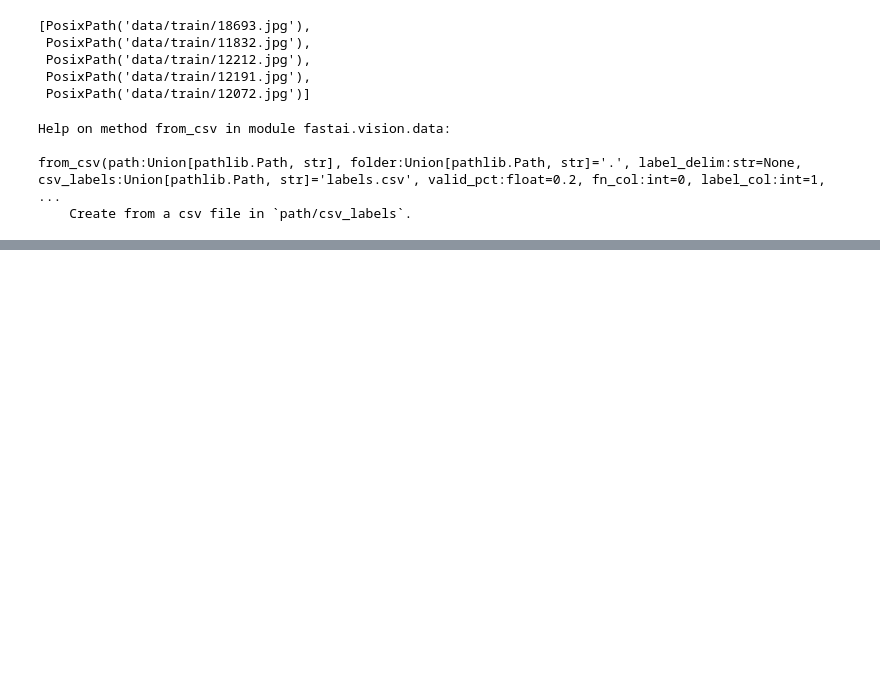
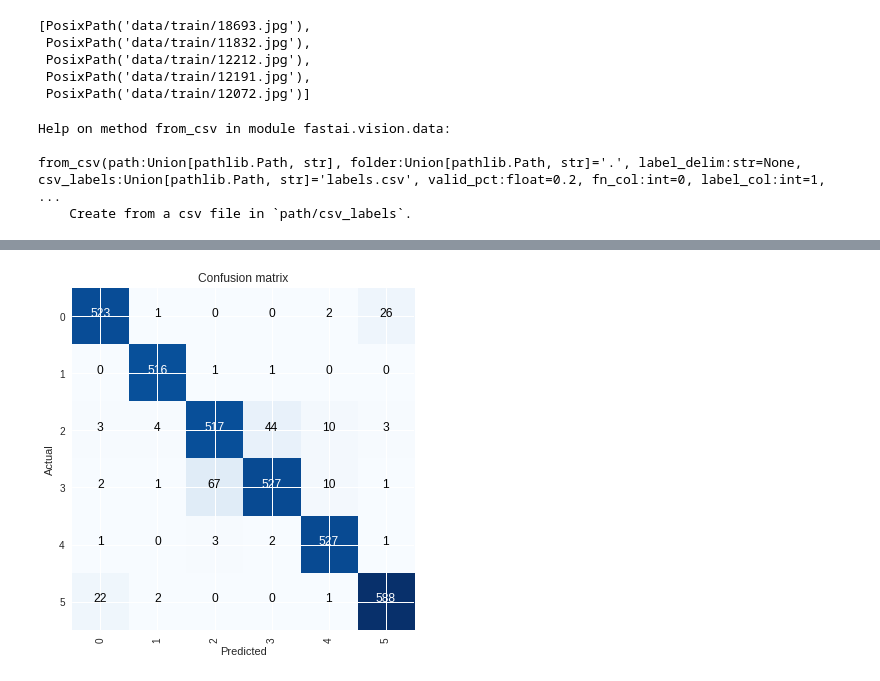
Before and after one commit to arkothiwala/deep-learning, a Jupyter notebook: AV_Intel.ipynb, the cells around one changed output, grey strips where cells are left out. Cells and saved outputs as stored; diff of their text form; code cells hidden in the pictures; blank space fills up the shorter version.

```diff
--- a/AV_Intel.ipynb
+++ b/AV_Intel.ipynb
@@ -44,0 +49,2 @@ data.batch_size
+# %%
+learn = create_cnn(data, models.resnet34, metrics=error_rate)
@@ -44,0 +53,2 @@ data.batch_size
+# %%
+learn.fit_one_cycle(4)
@@ -44,0 +62,2 @@ data.batch_size
+# %%
+learn.fit_one_cycle(4)
@@ -44,0 +73,6 @@ data.batch_size
+# %%
+interp = ClassificationInterpretation.from_learner(learn)
+# %%
+interp.plot_confusion_matrix()
+# %% [output]
+[figure, added]
```
Also changed, not shown: parts of 6 cells of this notebook.
